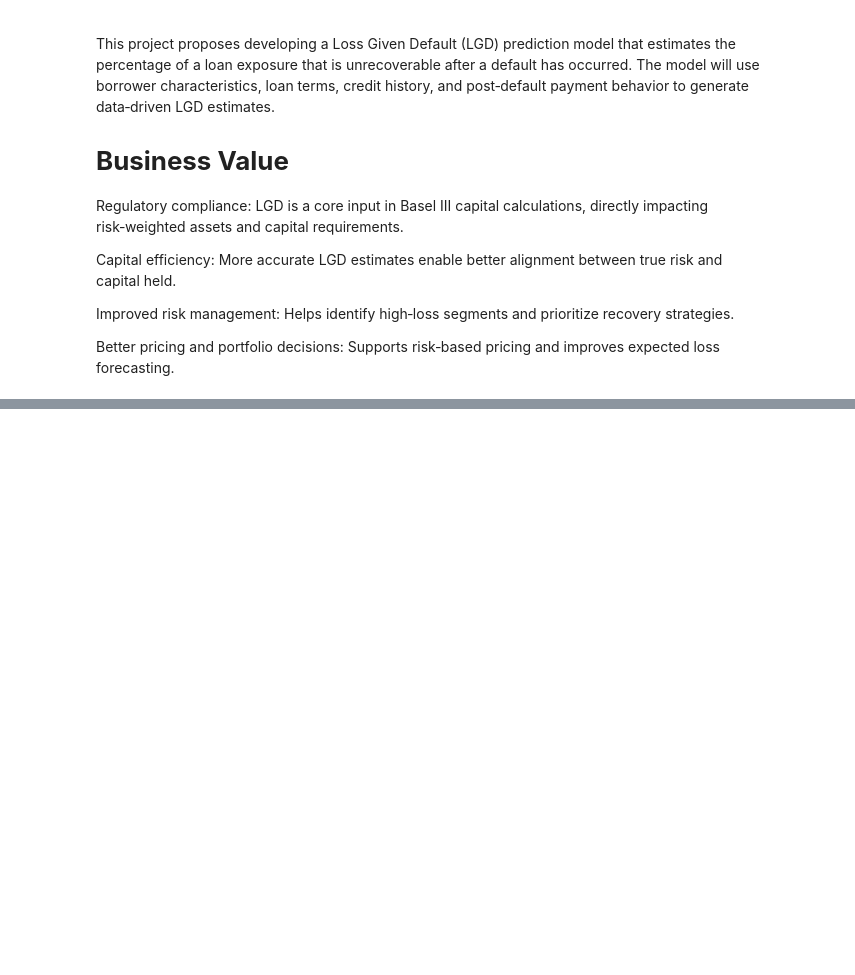
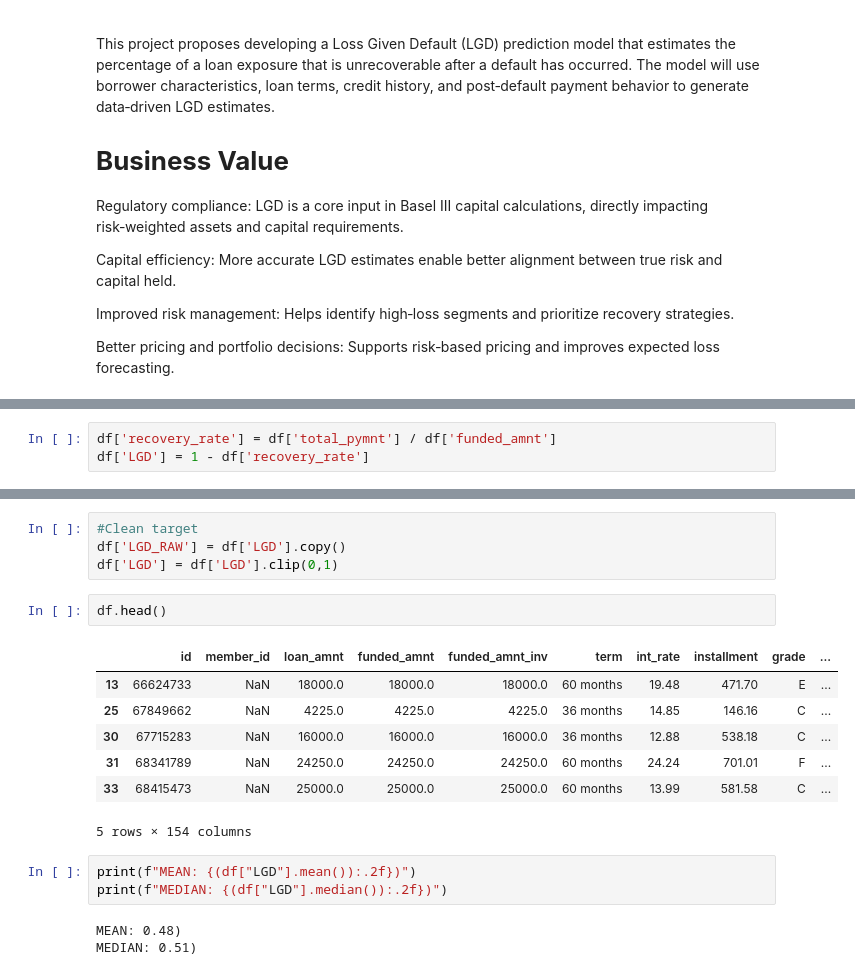
Before and after one commit to IAMLATI/Predicting-Loss-Given-Default-, a Jupyter notebook: Predicting_Loan_Default_Loss_(Loss_Given_Default).ipynb, the cells around one changed output, grey strips where cells are left out. Saved outputs shown, nothing was run; the diff lists cells and outputs as text; blank space fills up the shorter version.

```diff
--- a/Predicting_Loan_Default_Loss_(Loss_Given_Default).ipynb
+++ b/Predicting_Loan_Default_Loss_(Loss_Given_Default).ipynb
@@ -212,0 +113,3 @@ paid_late_fees – Late fees paid.
+# %%
+df['recovery_rate'] = df['total_pymnt'] / df['funded_amnt']
+df['LGD'] = 1 - df['recovery_rate']
@@ -212,0 +126,20 @@ paid_late_fees – Late fees paid.
+# %%
+#Clean target
+df['LGD_RAW'] = df['LGD'].copy()
+df['LGD'] = df['LGD'].clip(0,1)
+# %%
+df.head()
+# %% [output]
+|  | id | member_id | loan_amnt | funded_amnt | funded_amnt_inv | term | int_rate | installment | grade | ... |
+| 13 | 66624733 | NaN | 18000.0 | 18000.0 | 18000.0 | 60 months | 19.48 | 471.70 | E | ... |
+| 25 | 67849662 | NaN | 4225.0 | 4225.0 | 4225.0 | 36 months | 14.85 | 146.16 | C | ... |
+| 30 | 67715283 | NaN | 16000.0 | 16000.0 | 16000.0 | 36 months | 12.88 | 538.18 | C | ... |
+| 31 | 68341789 | NaN | 24250.0 | 24250.0 | 24250.0 | 60 months | 24.24 | 701.01 | F | ... |
+| 33 | 68415473 | NaN | 25000.0 | 25000.0 | 25000.0 | 60 months | 13.99 | 581.58 | C | ... |
+5 rows × 154 columns
+# %%
+print(f"MEAN: {(df["LGD"].mean()):.2f})")
+print(f"MEDIAN: {(df["LGD"].median()):.2f})")
+# %% [output]
+MEAN: 0.48)
+MEDIAN: 0.51)
```
Also changed, not shown: parts of 17 cells of this notebook.
